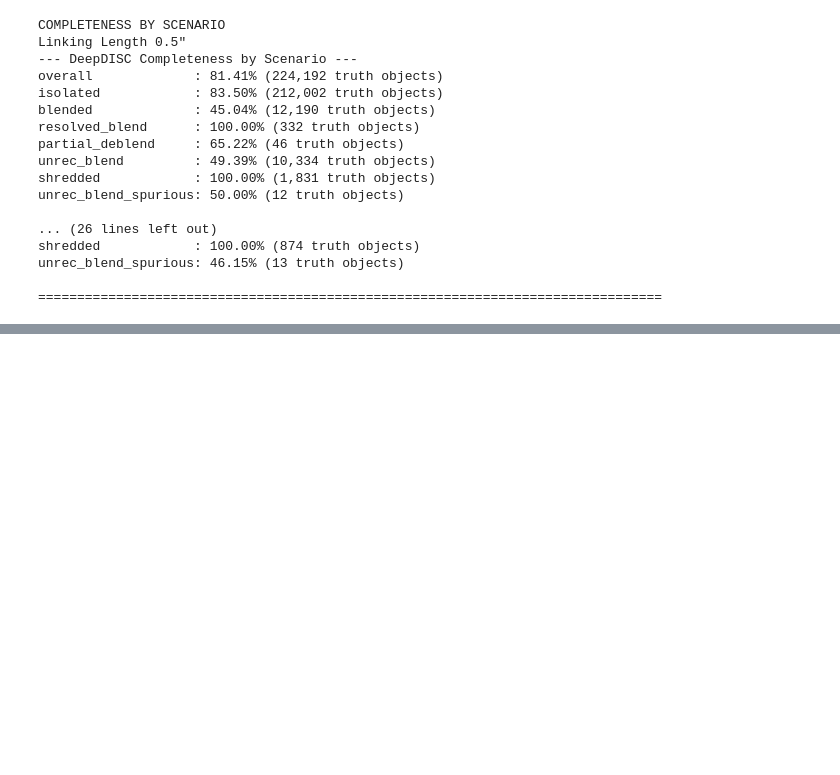
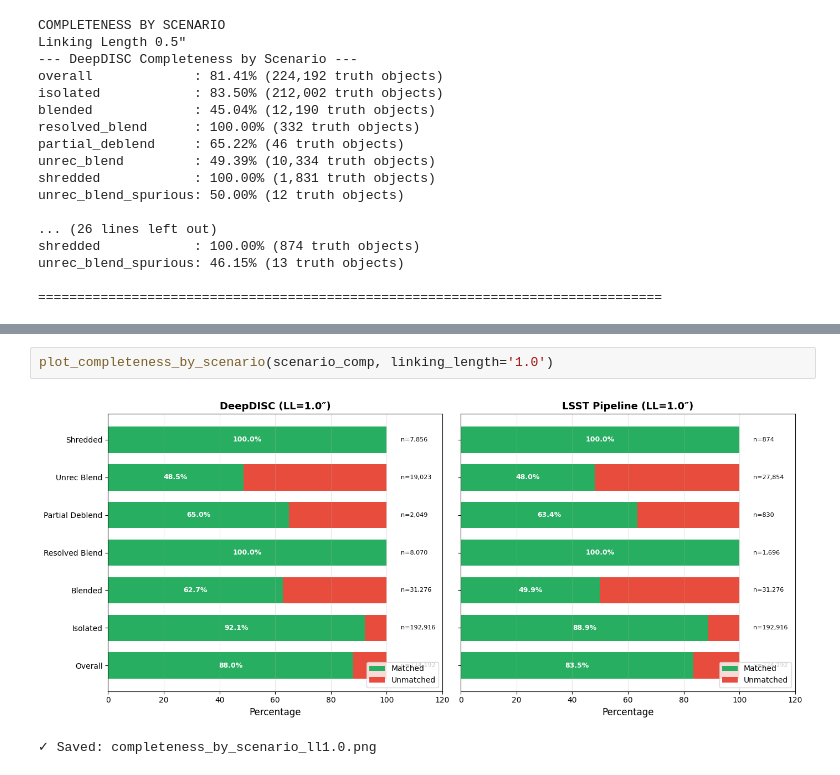
Before and after one commit to grantmerz/DeepDISC_Roman_Rubin, a Jupyter notebook: detection_comp.ipynb, the cells around one changed output, grey strips where cells are left out. Cells and saved outputs as stored; diff of their text form; blank space fills up the shorter version.

```diff
--- a/detection_comp.ipynb
+++ b/detection_comp.ipynb
@@ -412,0 +551,5 @@ unrec_blend_spurious: 46.15% (13 truth objects)
+# %%
+plot_completeness_by_scenario(scenario_comp, linking_length='1.0')
+# %% [output]
+[figure, added]
+✓ Saved: completeness_by_scenario_ll1.0.png
```
Also changed, not shown: parts of 8 cells of this notebook.
